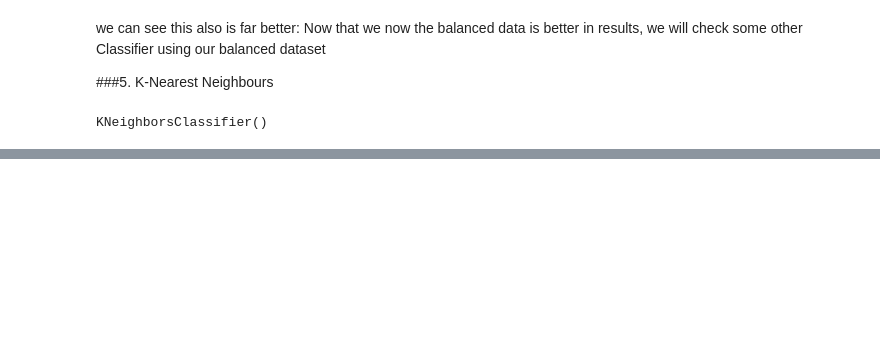
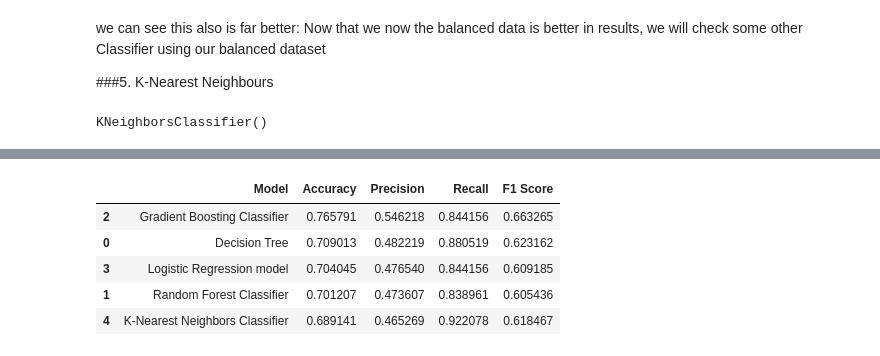
Before and after one commit to DeeeTeeee/Vodafone-Corporation---Classification-ML-Project, a Jupyter notebook: customer_churn.ipynb, the cells around one changed output, grey strips where cells are left out. Saved outputs shown, nothing was run; the diff lists cells and outputs as text; code cells hidden in the pictures; blank space fills up the shorter version.

```diff
--- a/customer_churn.ipynb
+++ b/customer_churn.ipynb
@@ -1104,0 +1267,9 @@ print(metrics.confusion_matrix(yr_test5, yr_predict5))
+# %%
+metrics_df_somte
+# %% [output]
+|  | Model | Accuracy | Precision | Recall | F1 Score |
+| 2 | Gradient Boosting Classifier | 0.765791 | 0.546218 | 0.844156 | 0.663265 |
+| 0 | Decision Tree | 0.709013 | 0.482219 | 0.880519 | 0.623162 |
+| 3 | Logistic Regression model | 0.704045 | 0.476540 | 0.844156 | 0.609185 |
+| 1 | Random Forest Classifier | 0.701207 | 0.473607 | 0.838961 | 0.605436 |
+| 4 | K-Nearest Neighbors Classifier | 0.689141 | 0.465269 | 0.922078 | 0.618467 |
```
Also changed, not shown: parts of 25 cells of this notebook.
